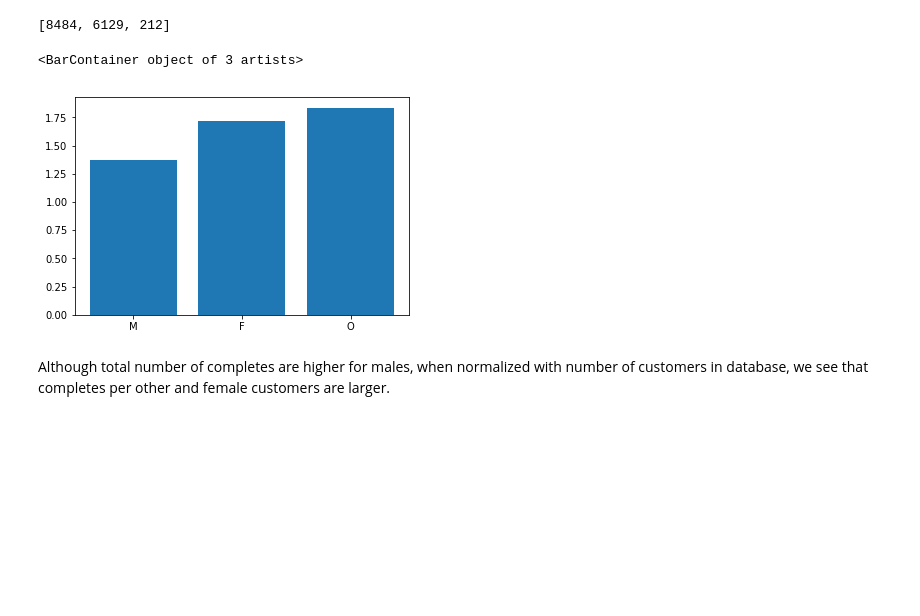
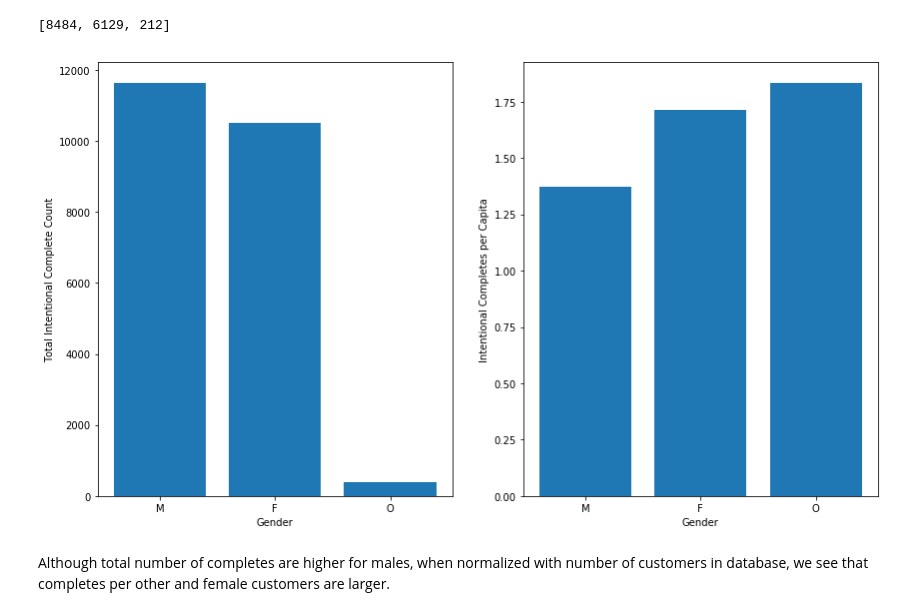
Before and after one commit to onurkapucu/Starbucks_Capstone, a Jupyter notebook: Starbucks_Capstone_notebook.ipynb, the cells around one changed output. Drawn from its saved outputs; the diff is of its cells as text; code cells hidden in the pictures; blank space fills up the shorter version.

```diff
--- a/Starbucks_Capstone_notebook.ipynb
+++ b/Starbucks_Capstone_notebook.ipynb
@@ -590,12 +600,20 @@ gender_counts = [profile_clean[profile_clean['user_gender']=='M'].shape[0],profi
 gender_counts
 # %% [output]
 [8484, 6129, 212]
-# %%
-plt.bar(intentional_completes_df['user_gender'].value_counts().keys(),
-        intentional_completes_df['user_gender'].value_counts().values/gender_counts)
-# %% [output]
-<BarContainer object of 3 artists>
-[figure, removed]
+# %%
+plt.figure(figsize=(14,8))
+ax1 = plt.subplot(1,2,1)
+ax1=plt.xlabel('Gender')
+ax1=plt.ylabel('Total Intentional Complete Count')
+ax1= plt.bar(intentional_completes_df['user_gender'].value_counts().keys(),
+        intentional_completes_df['user_gender'].value_counts().values)
+ax2 = plt.subplot(1,2,2)
+ax2=plt.xlabel('Gender')
+ax2=plt.ylabel('Intentional Completes per Capita')
+ax2=plt.bar(intentional_completes_df['user_gender'].value_counts().keys(),
+        intentional_completes_df['user_gender'].value_counts().values/gender_counts)
+# %% [output]
+[figure, added]
 # %% [markdown]
 Although total number of completes are higher for males, when normalized with number of customers in database, we see that completes per other and female customers are larger.
 # %%
```
Also changed, not shown: parts of 5 cells of this notebook.
